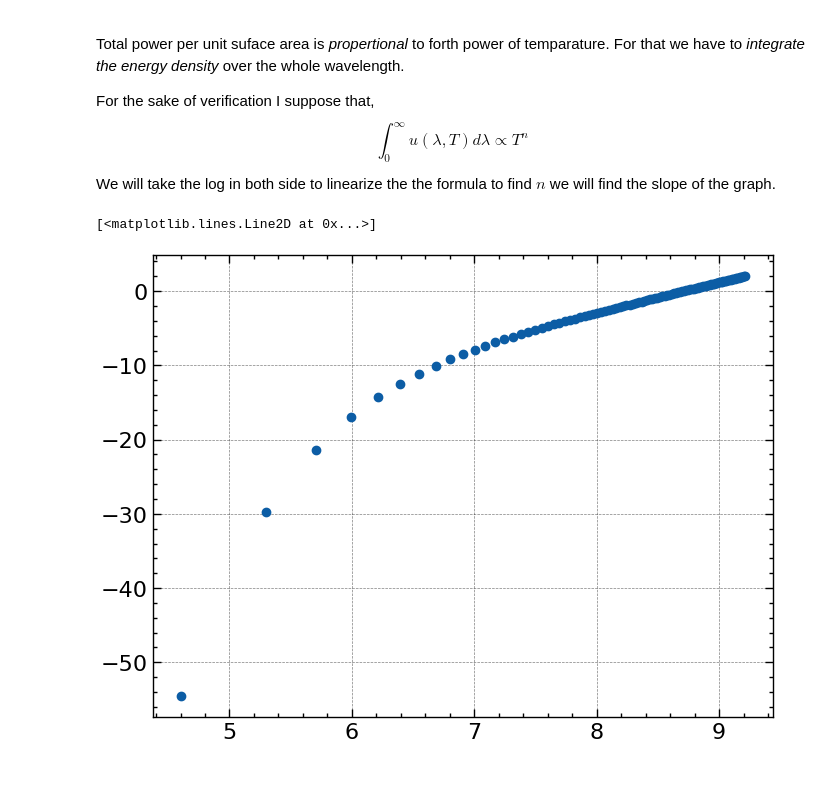
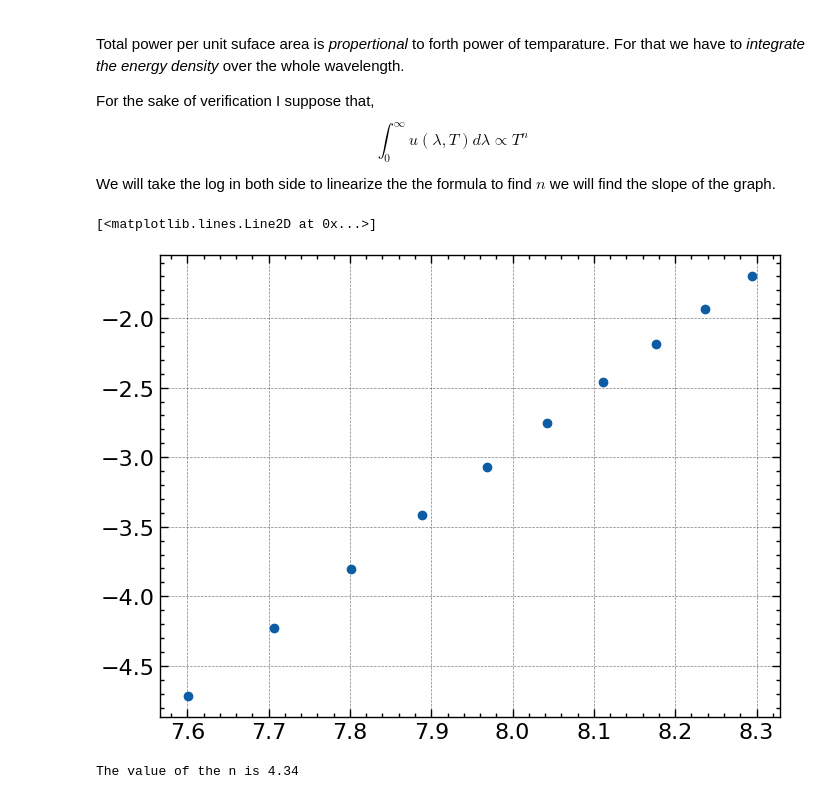
Before and after one commit to Souvik-0612/UnderGrad, a Jupyter notebook: 6th sem/Blackbody_radition.ipynb, the cells around one changed output. Cells and saved outputs as stored; diff of their text form; code cells hidden in the pictures.

```diff
--- a/6th sem/Blackbody_radition.ipynb
+++ b/6th sem/Blackbody_radition.ipynb
@@ -76,11 +76,22 @@ def integrate_planck_formula(temperature):
     total_energy = np.trapz(intensity, wavelengths)
     return total_energy
 # %%
-Temp = np.linspace(100, 10000, 100)
+Temp = np.linspace(2000, 4000, 10)
 energy = [integrate_planck_formula(temp) for temp in Temp]
 lnT = np.log(Temp)
 lnE = np.log(energy)
 plt.plot(lnT, lnE, "o")
 # %% [output]
 [<matplotlib.lines.Line2D at 0x...>]
-[figure, old version]
+[figure, new version]
+# %%
+# Least square fitting
+import numpy.linalg as ln
+A = np.array([[sum(lnT**2), sum(lnT)],
+             [sum(lnT), len(lnT)]])
+b = np.array([sum(lnT*lnE), sum(lnE)])
+
+m, c = ln.solve(A, b)
+print(f"The value of the n is {m:.2f}")
+# %% [output]
+The value of the n is 4.34
```
Also changed, not shown: parts of 2 cells of this notebook.
